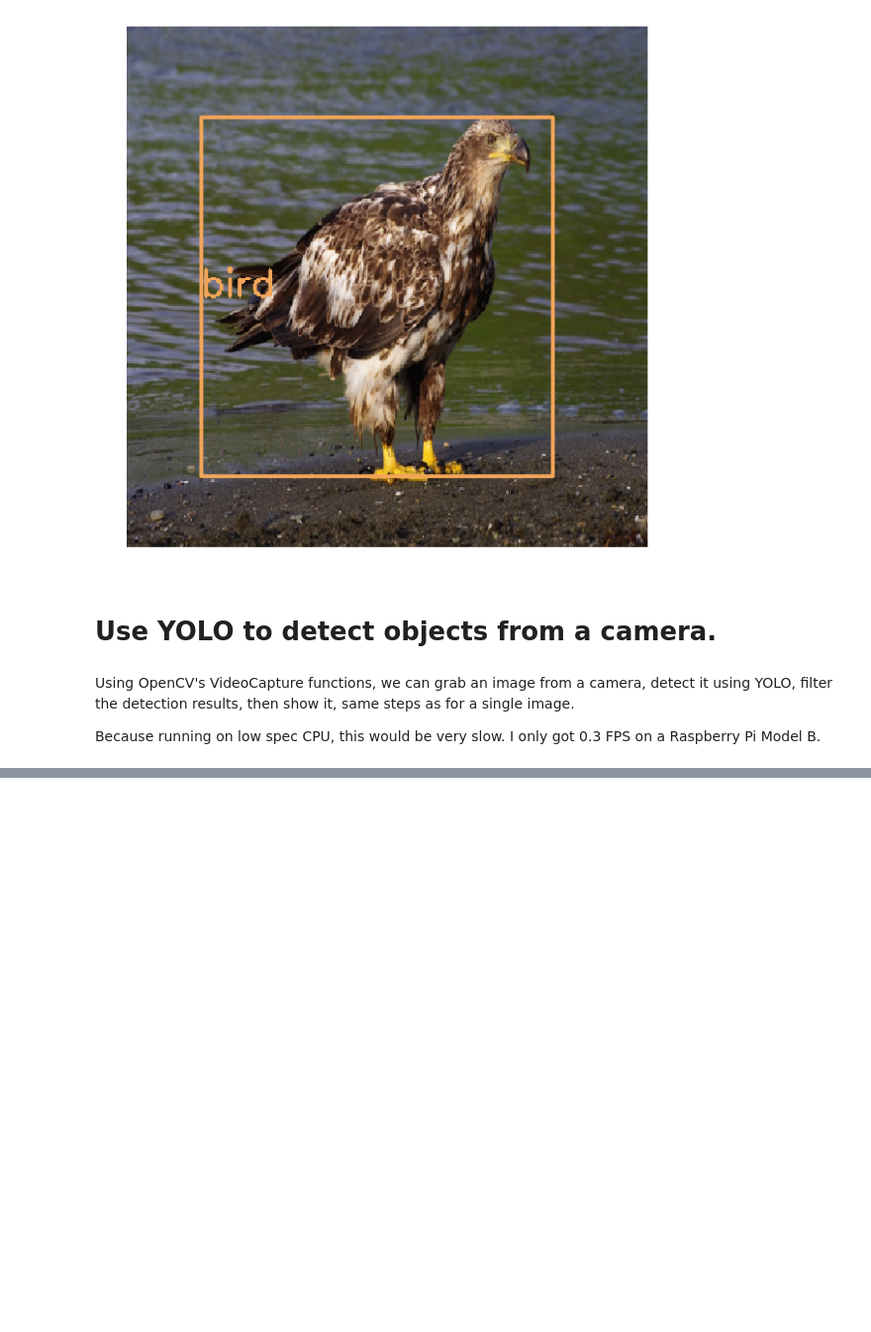
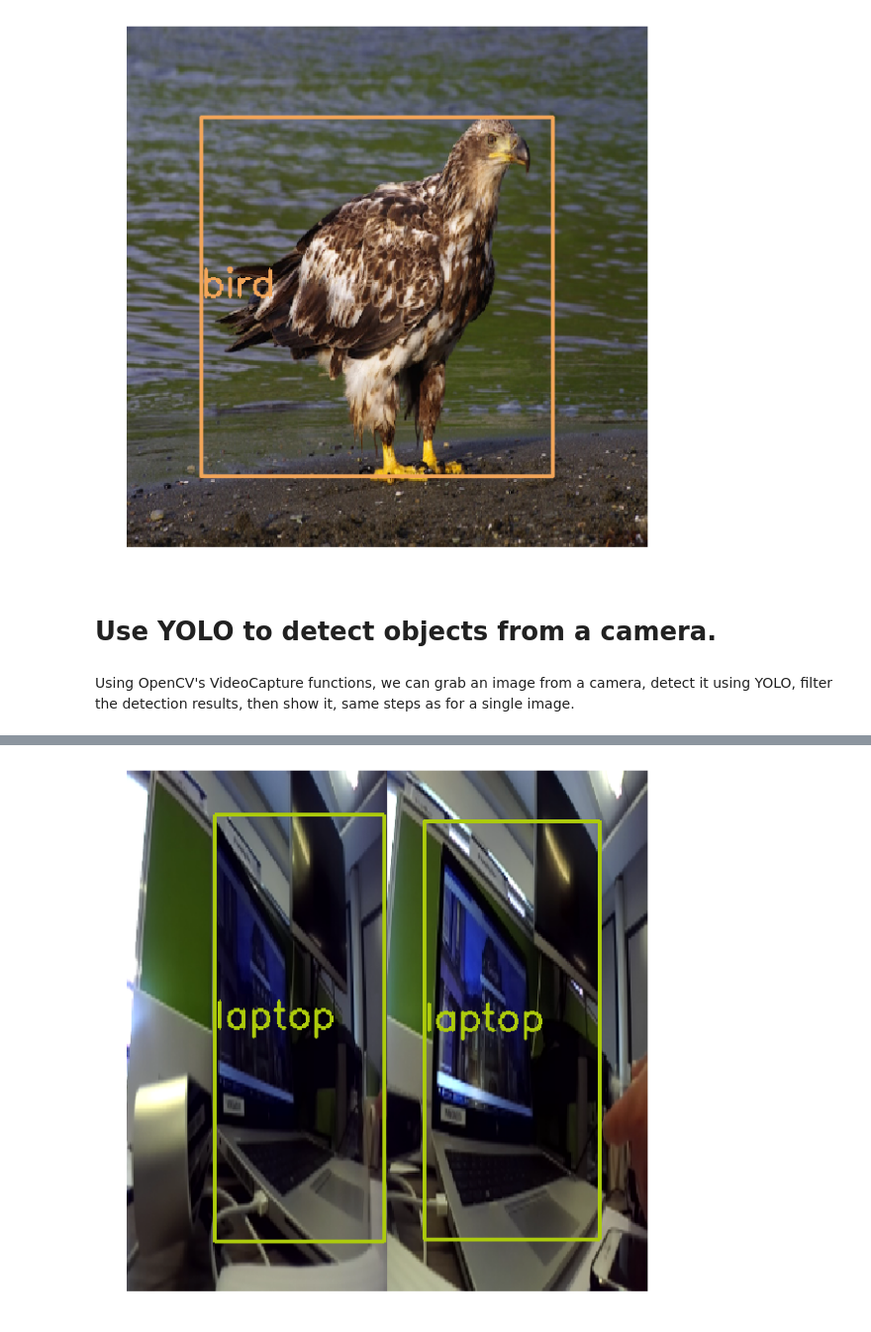
Before and after one commit to xiaodongzhao/pi_opencv_project, a Jupyter notebook: Object_detection_with_OpenCV_and_YOLO_on_Raspberry_Pi.ipynb, the cells around one changed output, grey strips where cells are left out. Shown at 99% size. Drawn from its saved outputs; the diff is of its cells as text; code cells hidden in the pictures; blank space fills up the shorter version.

Commit message:
image from camera

```diff
--- a/Object_detection_with_OpenCV_and_YOLO_on_Raspberry_Pi.ipynb
+++ b/Object_detection_with_OpenCV_and_YOLO_on_Raspberry_Pi.ipynb
@@ -315,5 +315,19 @@ YOLO took 0.40 seconds.
 # Use YOLO to detect objects from a camera.
 # %% [markdown]
 Using OpenCV's VideoCapture functions, we can grab an image from a camera, detect it using YOLO, filter the detection results, then show it, same steps as for a single image.
-
-Because running on low spec CPU, this would be very slow. I only got 0.3 FPS on a Raspberry Pi Model B.
+# %%
+start_time = time.time()
+# 2. Load an image
+image = load_image(0)
+# 3. Run the YOLO model on image(s)
+yolo_outputs = detect_image(yolo_v3, image, yolo_layers)
+# 4. Filter the detection result by removing low confidence boxes and non maximum suppression.
+detections = filter_yolo_outputs(yolo_outputs, image.shape)
+print("After filter, there are %d objects." % len(detections))
+#5. Plot the a marked image with boxes and class name.
+detection_image = mark_image(image, detections)
+plot_cv_image(detection_image)
+
+end_time = time.time()
+print("YOLO took %.2f seconds." % (end_time - start_time))
+# %% [output]
@@ -319,0 +336 @@ Because running on low spec CPU, this would be very slow. I only got 0.3 FPS on
+[figure, added]
```
Also changed, not shown: parts of 5 cells of this notebook.
